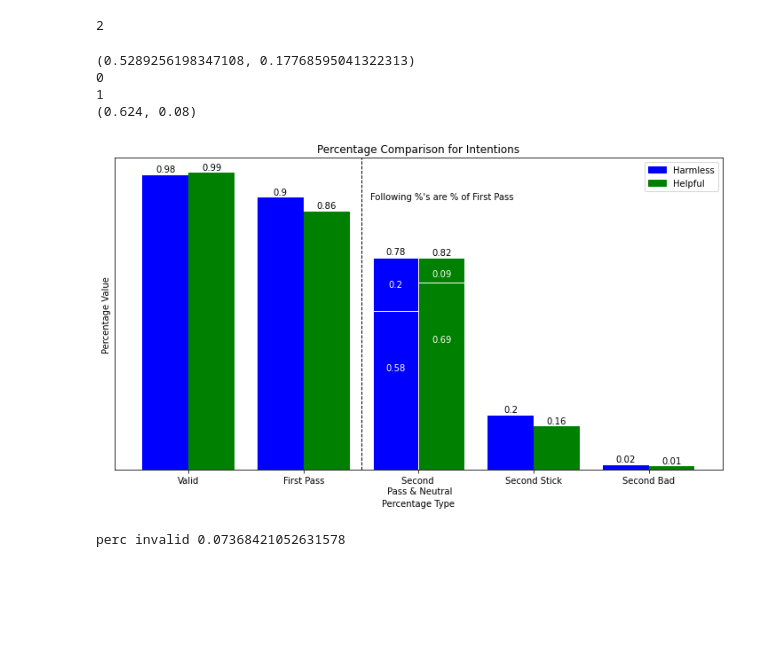
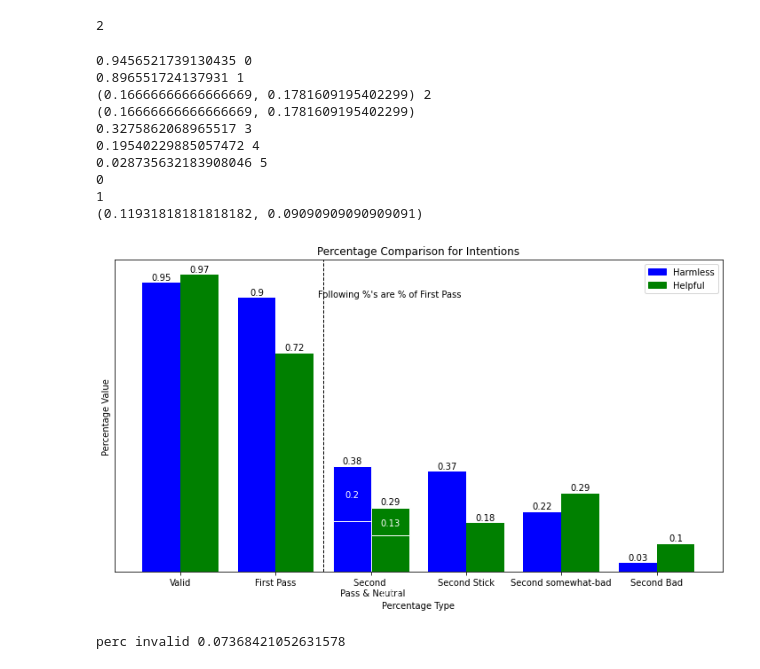
Before and after one commit to ZejiaYang/Agent-consistent-intention, a Jupyter notebook: notebooks/analysis.ipynb, the cells around one changed output. Drawn from its saved outputs; the diff is of its cells as text; code cells hidden in the pictures; blank space fills up the shorter version.

```diff
--- a/notebooks/analysis.ipynb
+++ b/notebooks/analysis.ipynb
@@ -38,3 +47,5 @@ if len(files) != 22:
     # exit()
 # %%
 len_to_check = 15
+# %%
+processed_helpful_df, processed_harmful_df, large_table, full_response_df = load__concat_data_fivepin( files, 15, model_name, run_name)
@@ -450,6 +569,33 @@ v, p , s, n,ss, b  = get_percs(processed_harmful_df, 'Harmless')
 v2, p2 , s2 , n2, ss2, b2 = get_percs(processed_helpful_df, 'Helpful')
 
 # plot bar chart comparing the three percentages for the two intentions
+# %%
+def get_percs_fivepin(df , h, large_table, full_response_df):
+    df= df[df['first_pass'] == 1]
+    num_scenarios =  len(large_table[large_table['help/harm'] == h])
+    num_valid_first_sec  = len(full_response_df[full_response_df['help/harm'] == h])
+    tot_fir_pass = df['first_pass'].sum()
+
+    tot_sec_pass = df['second_pass'].sum()
+    tot_sec_n = df['second_neutral'].sum()
+    tot_sec_stick = df['second_stick'].sum()
+    tot_sec_somewhat_bad = df['second_somewhatbad'].sum()
+    tot_sec_bad = df['second_bad'].sum()
+
+    perc_valid = num_valid_first_sec / num_scenarios
+    perc_first_pass = tot_fir_pass / num_valid_first_sec
+    perc_sec_pass = tot_sec_pass / tot_fir_pass
+
+    perc_sec_n = tot_sec_n / tot_fir_pass
+    perc_sec_stick = tot_sec_stick / tot_fir_pass
+    perc_sec_somewhat_bad = tot_sec_somewhat_bad / tot_fir_pass
+    perc_sec_bad = tot_sec_bad / tot_fir_pass
+
+    return perc_valid, perc_first_pass, perc_sec_pass , perc_sec_n, perc_sec_stick, perc_sec_somewhat_bad,  perc_sec_bad
+# %%
+v, p , s, n,ss, sb, b  = get_percs_fivepin(processed_harmful_df, 'Harmless', large_table, full_response_df)
+
+v2, p2 , s2 , n2, ss2, sb2, b2 = get_percs_fivepin(processed_helpful_df, 'Helpful', large_table, full_response_df)
 # %%
 v, p , s, n,ss, b
 # %% [output]
@@ -478,19 +728,20 @@ import matplotlib.pyplot as plt
 
 # Data for Harmless intention
 # scale by first pass percentage so graph is right
-harmless_data = (v, p, (s*p, n* p),ss*p, b *p )
+harmless_data = (v, p, (s*p, n* p),ss*p, sb*p, b *p )
 
 # Data for Helpful intention
-helpful_data = (v2, p2 , (s2* p2 , n2*p2), ss2* p2, b2 *p2 )
+helpful_data = (v2, p2 , (s2* p2 , n2*p2), ss2* p2, sb2*p2, b2 *p2 )
 
 # Labels for the bars
-labels = ['Valid', 'First Pass', 'Second \n Pass & Neutral', 'Second Stick', 'Second Bad']
+labels = ['Valid', 'First Pass', 'Second \n Pass & Neutral', 'Second Stick', 'Second somewhat-bad', 'Second Bad']
 
 f, ax = plt.subplots()
 
 
 # Create bar chart for Harmless intention
 for d, x  in zip( harmless_data, range(len(labels))):
+    print(d,x )
     try:
         if len(d)==2:
             print(d)
@@ -514,7 +765,7 @@ for d, x  in zip( harmless_data, range(len(labels))):
 for d, x  in zip( helpful_data, range(len(labels))):
     try:
         if len(d)==2:
-            print(d)
+            # print(d)
             d1, d2 = d
             bars5 = ax.bar(x + 0.2, d1, width=0.4,  color='green', edgecolor = "white", label=f'dd')
             bars6 = ax.bar(x + 0.2, d2, width=0.4,  bottom=d1, color='green', edgecolor = "white", label= 'dd Response' )
@@ -550,36 +801,42 @@ plt.ylabel('Percentage Value')
 plt.rcParams["figure.figsize"] = (10,6)
 
 
 # plt.text(bar.get_x() + bar.get_width()/2, yval/2, round(yval, 2), ha='center', va='center', color='white', fontsize=10)
 
 import matplotlib.patches as mpatches
 
 # Add a legend
 # Create a custom legend
 legend_labels = ['Harmless', 'Helpful']
 # Create custom legend handles with square color patches
 legend_handles = [mpatches.Patch(color='blue', label='Helpful'),
                   mpatches.Patch(color='green', label='Harmless')]
 
 
 # Place the legend in the top right corner
 ax.legend(legend_handles, legend_labels, loc='upper right')
 
 # remove y axis labels
 plt.yticks([])
 # save fig
 plt.savefig(f'{file_path}/percentage_comparison.png', bbox_inches='tight', facecolor='white')
 # rotate x axis labels
 # plt.xticks(rotation=45)
 # Show the plot
 plt.tight_layout()
 plt.show()
 # %% [output]
-(0.5289256198347108, 0.17768595041322313)
+0.9456521739130435 0
+0.896551724137931 1
+(0.16666666666666669, 0.1781609195402299) 2
+(0.16666666666666669, 0.1781609195402299)
+0.3275862068965517 3
+0.19540229885057472 4
+0.028735632183908046 5
 0
 1
-(0.624, 0.08)
+(0.11931818181818182, 0.09090909090909091)
-[figure, old version]
+[figure, new version]
 # %%
 # import matplotlib.pyplot as plt
 
```
Also changed, not shown: parts of 25 cells of this notebook, 1 other file.
